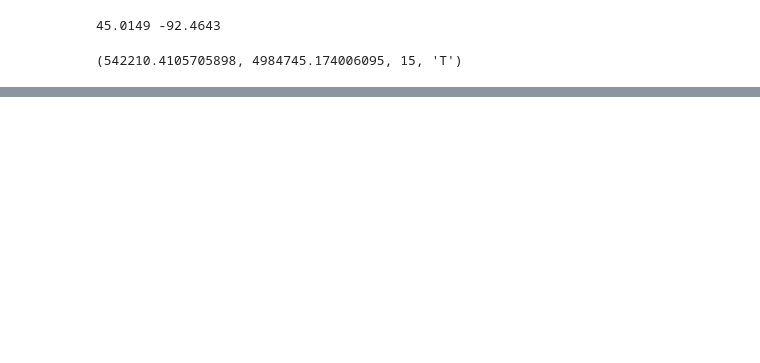
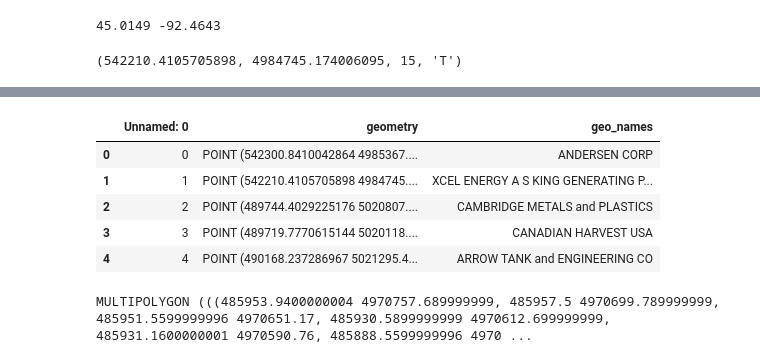
Before and after one commit to alvern/Group_Project_Grad_Rates, a Jupyter notebook: tri_geopandas.ipynb, the cells around one changed output, grey strips where cells are left out. Saved outputs shown, nothing was run; the diff lists cells and outputs as text; code cells hidden in the pictures; blank space fills up the shorter version.

```diff
--- a/tri_geopandas.ipynb
+++ b/tri_geopandas.ipynb
@@ -154,0 +190,10 @@ shp_df.head()
+# %%
+TRI_geo_cleaned = pd.read_csv('Resources/tri_geo.csv')
+TRI_geo_cleaned.head()
+# %% [output]
+|  | Unnamed: 0 | geometry | geo_names |
+| 0 | 0 | POINT (542300.8410042864 4985367.... | ANDERSEN CORP |
+| 1 | 1 | POINT (542210.4105705898 4984745.... | XCEL ENERGY A S KING GENERATING P... |
+| 2 | 2 | POINT (489744.4029225176 5020807.... | CAMBRIDGE METALS and PLASTICS |
+| 3 | 3 | POINT (489719.7770615144 5020118.... | CANADIAN HARVEST USA |
+| 4 | 4 | POINT (490168.237286967 5021295.4... | ARROW TANK and ENGINEERING CO |
@@ -154,0 +202,4 @@ shp_df.head()
+# %%
+print(file)
+# %% [output]
+MULTIPOLYGON (((485953.9400000004 4970757.689999999, 485957.5 4970699.789999999, 485951.5599999996 4970651.17, 485930.5899999999 4970612.699999999, 485931.1600000001 4970590.76, 485888.5599999996 4970 ...
```
Also changed, not shown: parts of 17 cells of this notebook, 4 other files.
